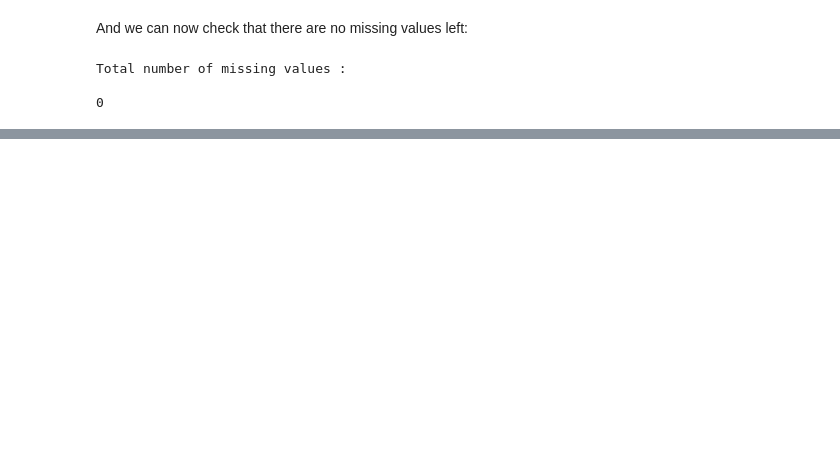
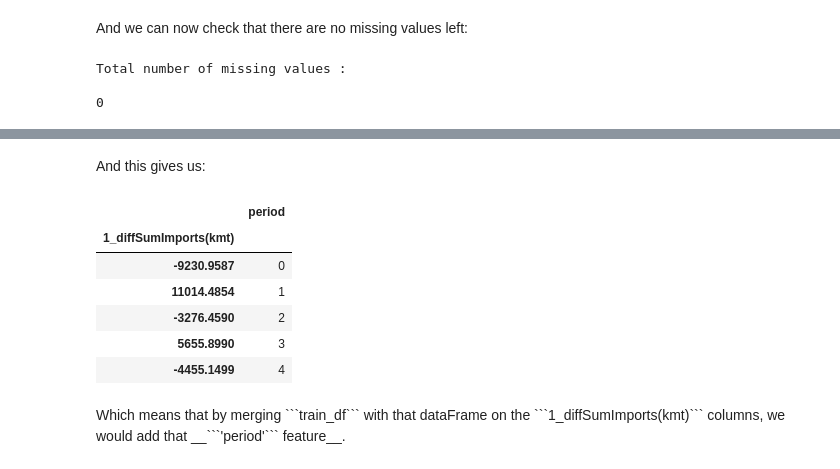
Before and after one commit to Edouard360/crude-oil-ml, a Jupyter notebook: doc/analysis.ipynb, the cells around one changed output, grey strips where cells are left out. Cells and saved outputs as stored; diff of their text form; code cells hidden in the pictures; blank space fills up the shorter version.

````diff
--- a/doc/analysis.ipynb
+++ b/doc/analysis.ipynb
@@ -272,0 +292,16 @@ Index(['month', 'country'], dtype='object')
+# %% [markdown]
+<p>And this gives us:</p>
+# %%
+ordered_values = []
+period_df = computePeriod(train_df,ordered_values)
+period_df.head(5)
+# %% [output]
+|  | period |
+| 1_diffSumImports(kmt) |  |
+| -9230.9587 | 0 |
+| 11014.4854 | 1 |
+| -3276.4590 | 2 |
+| 5655.8990 | 3 |
+| -4455.1499 | 4 |
+# %% [markdown]
+<p>Which means that by merging ```train_df``` with that dataFrame on the ```1_diffSumImports(kmt)``` columns, we would add that __```'period'``` feature__.</p>
````
Also changed, not shown: parts of 46 cells of this notebook, 2 other files.
